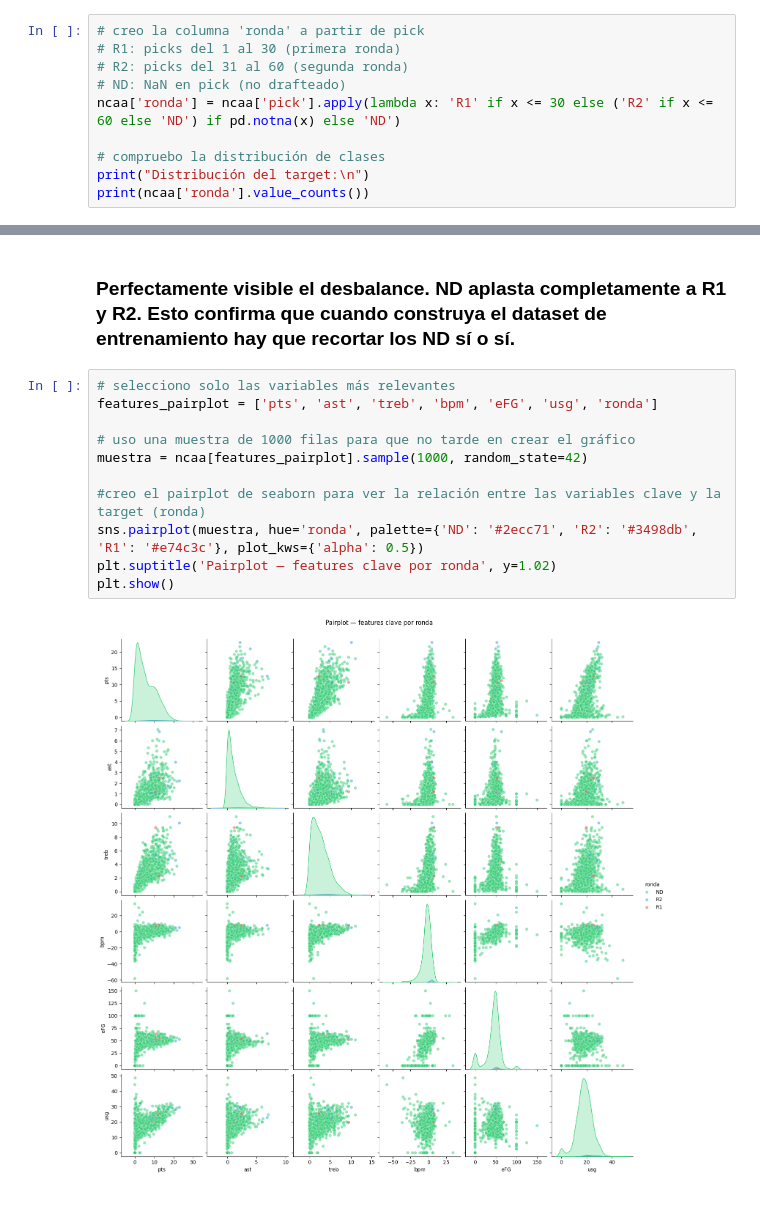
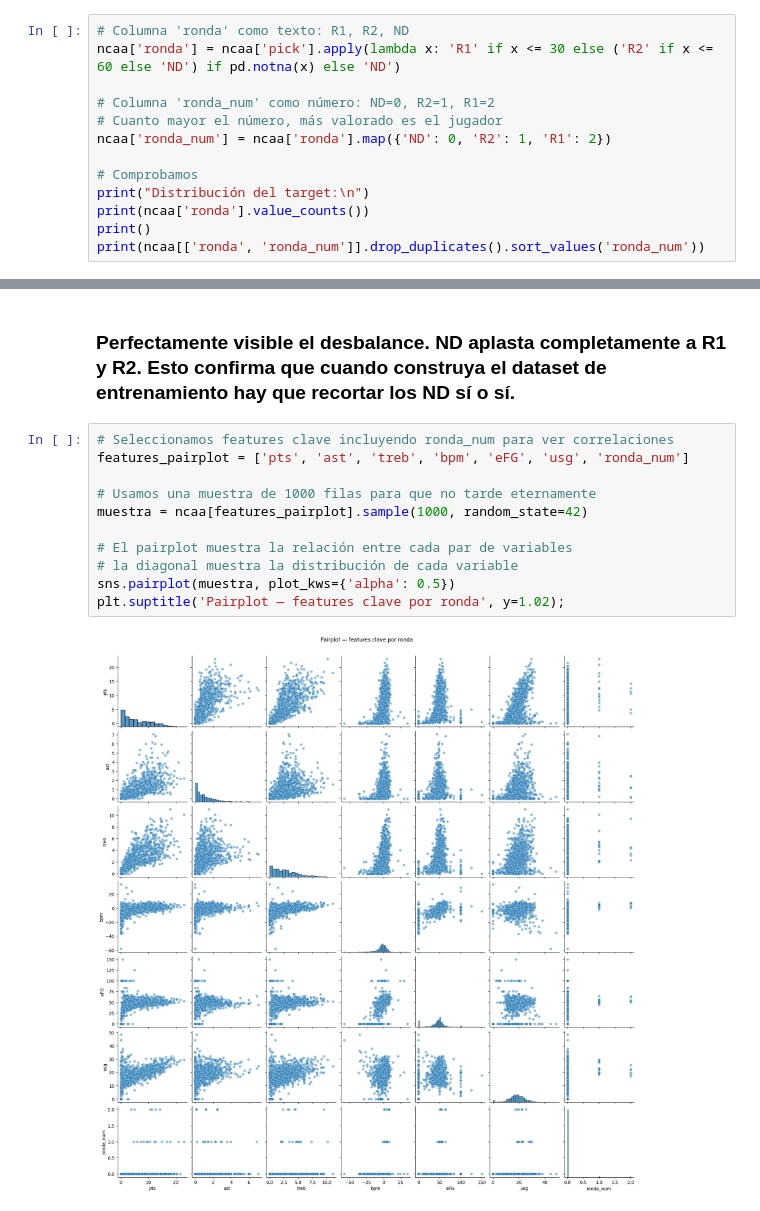
Before and after one commit to RobertoCantero82/nba-draft-2026-prediccion, a Jupyter notebook: notebooks/EDA.ipynb, the cells around one changed output, grey strips where cells are left out. Drawn from its saved outputs; the diff is of its cells as text.

```diff
--- a/notebooks/EDA.ipynb
+++ b/notebooks/EDA.ipynb
@@ -290,15 +290,18 @@ Altura media: 195.2 cm
 # %% [markdown]
 # 4. Crear la variable target
 # %%
-# creo la columna 'ronda' a partir de pick
-# R1: picks del 1 al 30 (primera ronda)
-# R2: picks del 31 al 60 (segunda ronda)
-# ND: NaN en pick (no drafteado)
+# Columna 'ronda' como texto: R1, R2, ND
 ncaa['ronda'] = ncaa['pick'].apply(lambda x: 'R1' if x <= 30 else ('R2' if x <= 60 else 'ND') if pd.notna(x) else 'ND')
 
-# compruebo la distribución de clases
+# Columna 'ronda_num' como número: ND=0, R2=1, R1=2
+# Cuanto mayor el número, más valorado es el jugador
+ncaa['ronda_num'] = ncaa['ronda'].map({'ND': 0, 'R2': 1, 'R1': 2})
+
+# Comprobamos
 print("Distribución del target:\n")
 print(ncaa['ronda'].value_counts())
+print()
+print(ncaa[['ronda', 'ronda_num']].drop_duplicates().sort_values('ronda_num'))
 # %% [output]
 Distribución del target:
 
@@ -332,15 +340,15 @@ plt.tight_layout();
 # %% [markdown]
 ### Perfectamente visible el desbalance. ND aplasta completamente a R1 y R2. Esto confirma que cuando construya el dataset de entrenamiento hay que recortar los ND sí o sí.
 # %%
-# selecciono solo las variables más relevantes
-features_pairplot = ['pts', 'ast', 'treb', 'bpm', 'eFG', 'usg', 'ronda']
+# Seleccionamos features clave incluyendo ronda_num para ver correlaciones
+features_pairplot = ['pts', 'ast', 'treb', 'bpm', 'eFG', 'usg', 'ronda_num']
 
-# uso una muestra de 1000 filas para que no tarde en crear el gráfico
+# Usamos una muestra de 1000 filas para que no tarde eternamente
 muestra = ncaa[features_pairplot].sample(1000, random_state=42)
 
-#creo el pairplot de seaborn para ver la relación entre las variables clave y la target (ronda)
-sns.pairplot(muestra, hue='ronda', palette={'ND': '#2ecc71', 'R2': '#3498db', 'R1': '#e74c3c'}, plot_kws={'alpha': 0.5})
-plt.suptitle('Pairplot — features clave por ronda', y=1.02)
-plt.show()
+# El pairplot muestra la relación entre cada par de variables
+# la diagonal muestra la distribución de cada variable
+sns.pairplot(muestra, plot_kws={'alpha': 0.5})
+plt.suptitle('Pairplot — features clave por ronda', y=1.02);
 # %% [output]
-[figure, old version]
+[figure, new version]
```
Also changed, not shown: parts of 19 cells of this notebook, 6 other files.
